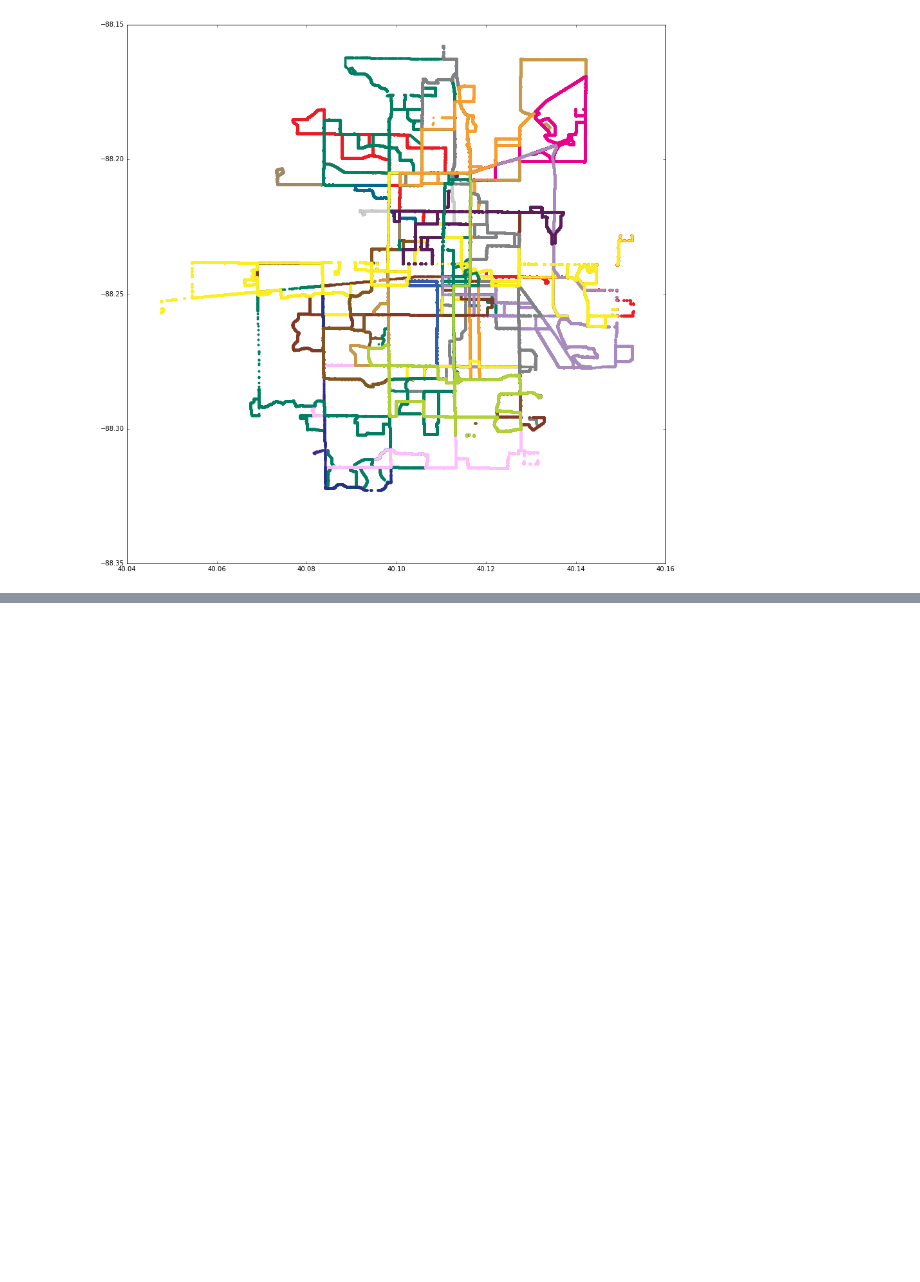
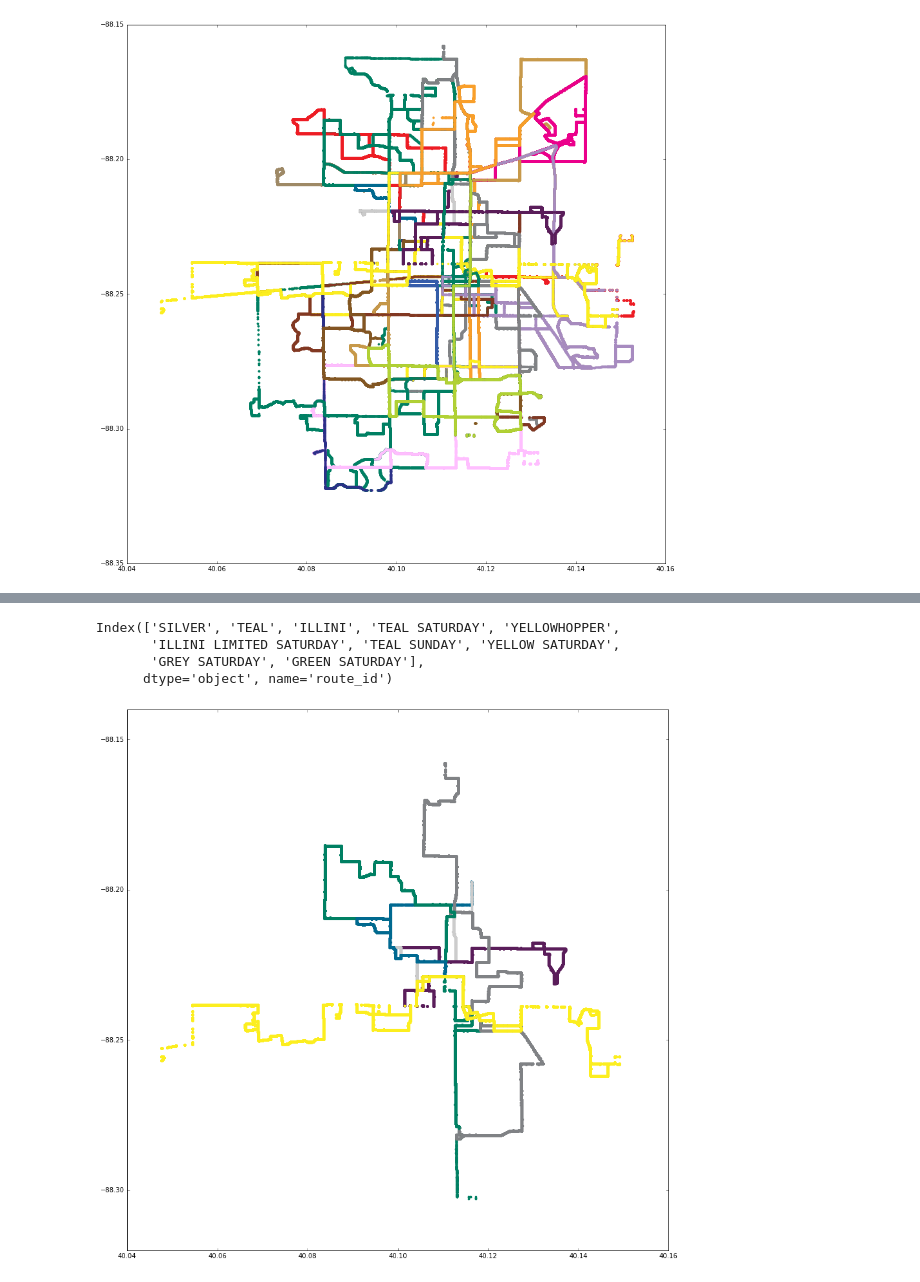
Before and after one commit to nikolausn/project-spring2017, a Jupyter notebook: part1/cumtd.ipynb, the cells around one changed output, grey strips where cells are left out. Saved outputs shown, nothing was run; the diff lists cells and outputs as text; code cells hidden in the pictures; blank space fills up the shorter version.

```diff
--- a/part1/cumtd.ipynb
+++ b/part1/cumtd.ipynb
@@ -196,3 +196,8 @@ def filterTripsById(trips,trip_id):
 
 trips_obs = filterTripsById(trips,stop_obs['trip_id'].unique())
 #trips_obs = stop_obs['trip_id'].unique().map(lambda x:filterTripsById(trips,x))
+# %%
+# get the total trips by route_id
+# and order the total
+top_10_route = trips_obs.groupby('route_id')['route_id'].count().sort_values(ascending=False)[0:10]
+top_10_route
@@ -199,3 +217,20 @@ trips_obs = filterTripsById(trips,stop_obs['trip_id'].unique())
+# %%
+type(top_10_route)
+# %% [output]
+Index(['SILVER', 'TEAL', 'ILLINI', 'TEAL SATURDAY', 'YELLOWHOPPER',
+       'ILLINI LIMITED SATURDAY', 'TEAL SUNDAY', 'YELLOW SATURDAY',
+       'GREY SATURDAY', 'GREEN SATURDAY'],
+      dtype='object', name='route_id')
+# %%
+# filter trip by route
+def filterTripsByRoute(trips,route_id):
+    return(trips[trips['route_id'].isin(route_id)])
+
+trips_top_10 = filterTripsByRoute(trips_obs,top_10_route.index)
+# %%
+draw_plot(routes,trips_top_10)
+# %% [output]
+[figure, added]
 # %%
 sample_fig.suptitle('Transform Images {} using others Principal
 Component'.format(metadata['label_names'][x]))
```
Also changed, not shown: parts of 1 cell of this notebook.
